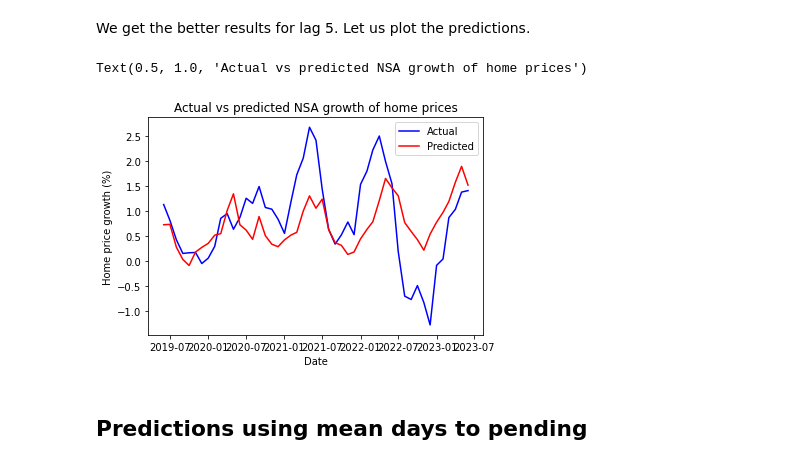
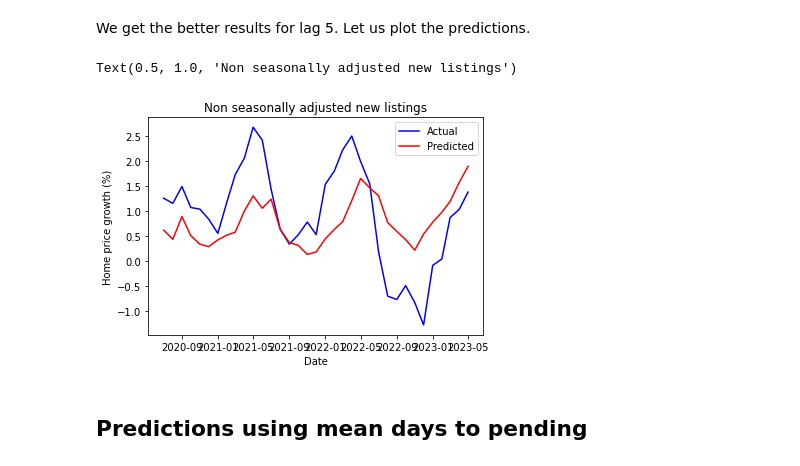
Before and after one commit to ArianeDucellier/forecasting, a Jupyter notebook: linear_regression.ipynb, the cells around one changed output. Cells and saved outputs as stored; diff of their text form; code cells hidden in the pictures.

```diff
--- a/linear_regression.ipynb
+++ b/linear_regression.ipynb
@@ -16,3 +16,8 @@ from sklearn.metrics import mean_squared_error, mean_absolute_error, \
     mean_absolute_percentage_error, r2_score
 # %%
 from linear_regression import backtest
+# %%
+ds_begin = datetime(2020, 7, 1)
+ds_end = datetime(2023, 5, 1)
+dates = pd.date_range(ds_begin, ds_end + relativedelta(months=1), freq='1M') - \
+pd.offsets.MonthBegin(1)
@@ -34,10 +41,5 @@ print(error)
 # %% [markdown]
 We get the better results for lag 1. Let us plot the predictions.
 # %%
-data = get_feature('sales_raw', datetime(2023, 6, 1))
-ds_begin = data['date'].min() + \
-    relativedelta(days=1) + \
-    relativedelta(months=16)
-ds_end = datetime(2023, 6, 1)
 (y, y_hat) = backtest('sales_raw', 1, ds_begin, ds_end, True)
 # %%
@@ -97,10 +115,5 @@ print(error)
 # %% [markdown]
 We get the better results for lag 1. Let us plot the predictions.
 # %%
-data = get_feature('inventory_raw', datetime(2023, 6, 1))
-ds_begin = data['date'].min() + \
-    relativedelta(days=1) + \
-    relativedelta(months=16)
-ds_end = datetime(2023, 6, 1)
 (y, y_hat) = backtest('inventory_raw', 1, ds_begin, ds_end, True)
 # %%
@@ -160,10 +189,5 @@ print(error)
 # %% [markdown]
 We get the better results for lag 1. Let us plot the predictions.
 # %%
-data = get_feature('new_listings_raw', datetime(2023, 6, 1))
-ds_begin = data['date'].min() + \
-    relativedelta(days=1) + \
-    relativedelta(months=16)
-ds_end = datetime(2023, 6, 1)
 (y, y_hat) = backtest('new_listings_raw', 1, ds_begin, ds_end, True)
 # %%
@@ -198,10 +229,10 @@ We get the better results for lag 5. Let us plot the predictions.
 # %%
 plt.plot(dates, 100 * y, 'b-', label='Actual')
 plt.plot(dates, 100 * y_hat, 'r-', label='Predicted')
 plt.xlabel('Date')
 plt.ylabel('Home price growth (%)')
 plt.legend()
-plt.title('Actual vs predicted NSA growth of home prices')
+plt.title('Non seasonally adjusted new listings')
 # %% [output]
-Text(0.5, 1.0, 'Actual vs predicted NSA growth of home prices')
+Text(0.5, 1.0, 'Non seasonally adjusted new listings')
-[figure, old version]
+[figure, new version]
```
Also changed, not shown: parts of 77 cells of this notebook, 3 other files.
